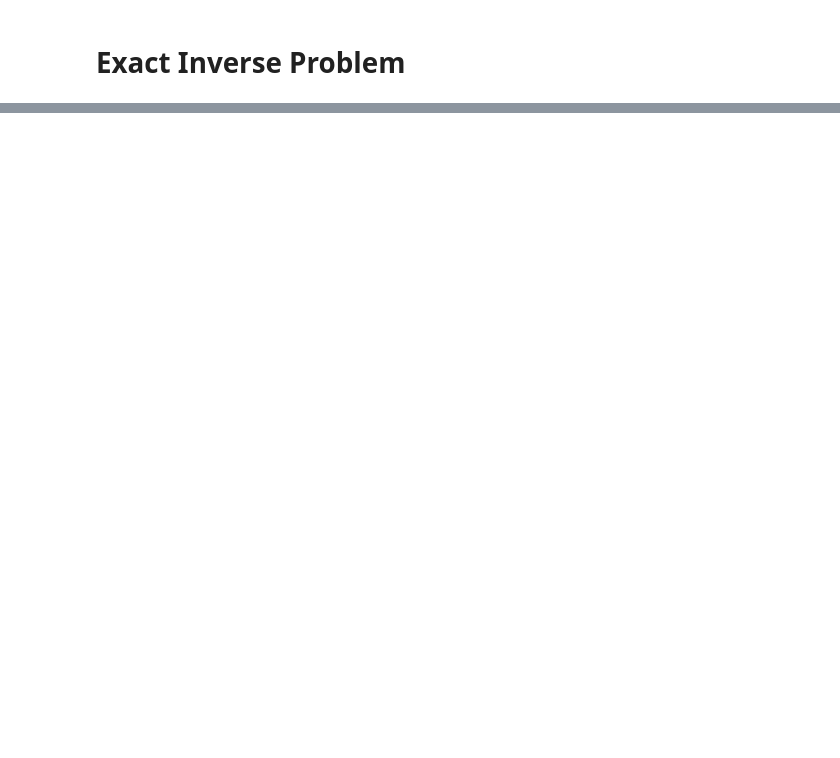
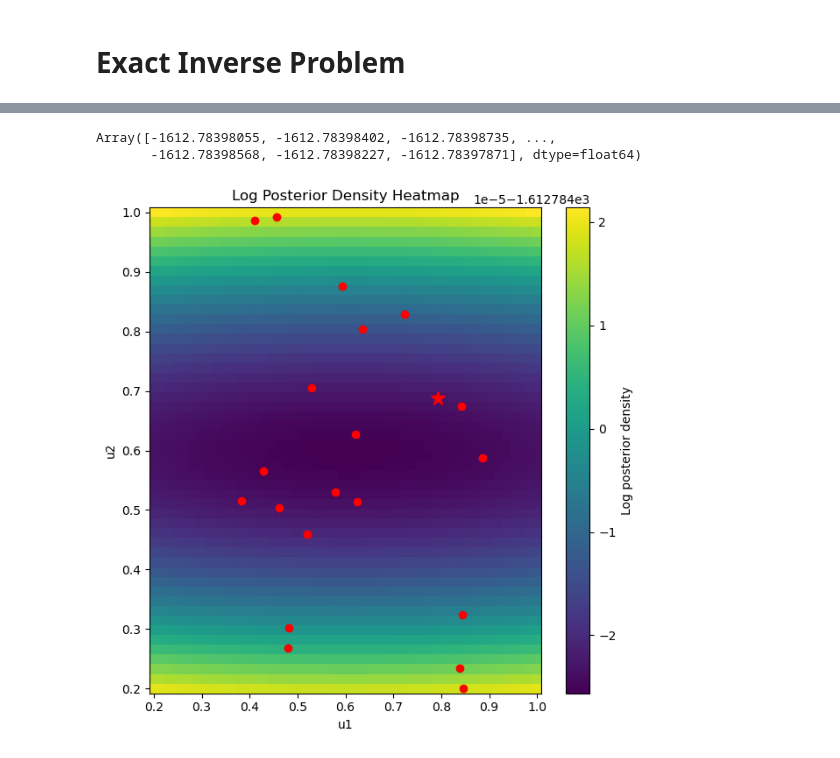
Before and after one commit to arob5/Bayesian-inference-with-surrogates, a Jupyter notebook: experiments/vsem/vsem_experiment.ipynb, the cells around one changed output, grey strips where cells are left out. Saved outputs shown, nothing was run; the diff lists cells and outputs as text; code cells hidden in the pictures; blank space fills up the shorter version.

```diff
--- a/experiments/vsem/vsem_experiment.ipynb
+++ b/experiments/vsem/vsem_experiment.ipynb
@@ -52,0 +87,3 @@ display(trace_plot)
+# %%
+gp_likelihood = gpx.likelihoods.Gaussian(num_datapoints=design.n)
+gp_posterior = gp_prior * gp_likelihood
@@ -52,0 +110,11 @@ display(trace_plot)
+# %%
+print("Starting mll: ", -gpx.objectives.conjugate_mll(gp_posterior, design))
+
+gp_opt_posterior, history = gpx.fit_scipy(
+    model=gp_posterior,
+    objective=lambda p, d: -gpx.objectives.conjugate_mll(p, d),
+    train_data=design,
+    trainable=gpx.parameters.Parameter,
+)
+
+print("Ending mll: ", -gpx.objectives.conjugate_mll(gp_opt_posterior, design))
@@ -52,0 +128,35 @@ display(trace_plot)
+# %%
+# Test points
+n_test = 50. ** 2
+n_test_1d = int(jnp.sqrt(n_test))
+
+u1_supp = prior.dists[prior._par_names[0]].support()
+u2_supp = prior.dists[prior._par_names[0]].support()
+u1 = jnp.linspace(u1_supp[0], u1_supp[1], n_test_1d)
+u2 = jnp.linspace(u2_supp[0], u2_supp[1], n_test_1d)
+U1, U2 = jnp.meshgrid(u1, u2, indexing='ij')
+x_test = jnp.stack([U1.ravel(), U2.ravel()], axis=1)
+# %%
+# GP predictions
+latent_dist = gp_opt_posterior.predict(x_test, train_data=design)
+predictive_dist = gp_opt_posterior.likelihood(latent_dist)
+
+predictive_mean = predictive_dist.mean
+predictive_std = jnp.sqrt(predictive_dist.variance)
+# %%
+predictive_mean
+# %% [output]
+Array([-1612.78398055, -1612.78398402, -1612.78398735, ...,
+       -1612.78398568, -1612.78398227, -1612.78397871], dtype=float64)
+# %%
+plt.figure(figsize=(7.2, 7.2))
+pcm = plt.pcolormesh(U1, U2, predictive_mean.reshape(n_test_1d, n_test_1d), shading='auto', cmap='viridis')
+plt.plot(design.X[:,0], design.X[:,1], "o", color="red")
+plt.plot(*likelihood.par_true, "*", color="red", markersize=12)
+plt.title("Log Posterior Density Heatmap")
+plt.xlabel("u1")
+plt.ylabel("u2")
+plt.colorbar(pcm, label="Log posterior density")
+plt.show()
+# %% [output]
+[figure, added]
```
Also changed, not shown: parts of 16 cells of this notebook, 1 other file.
